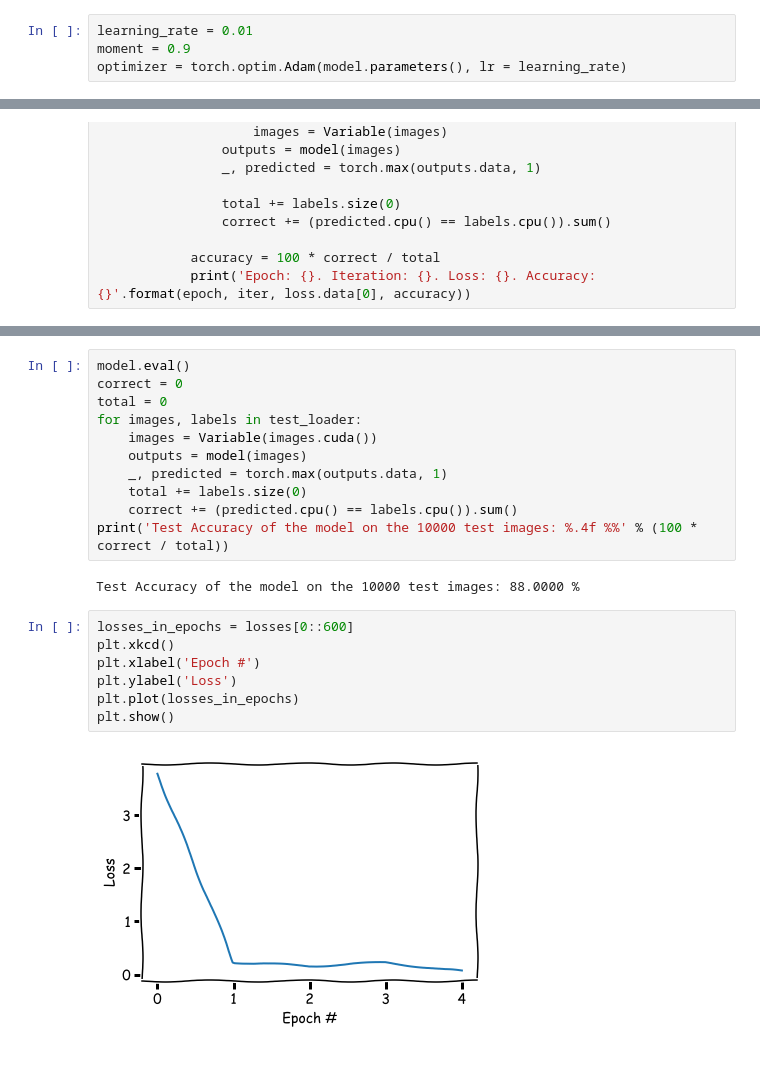
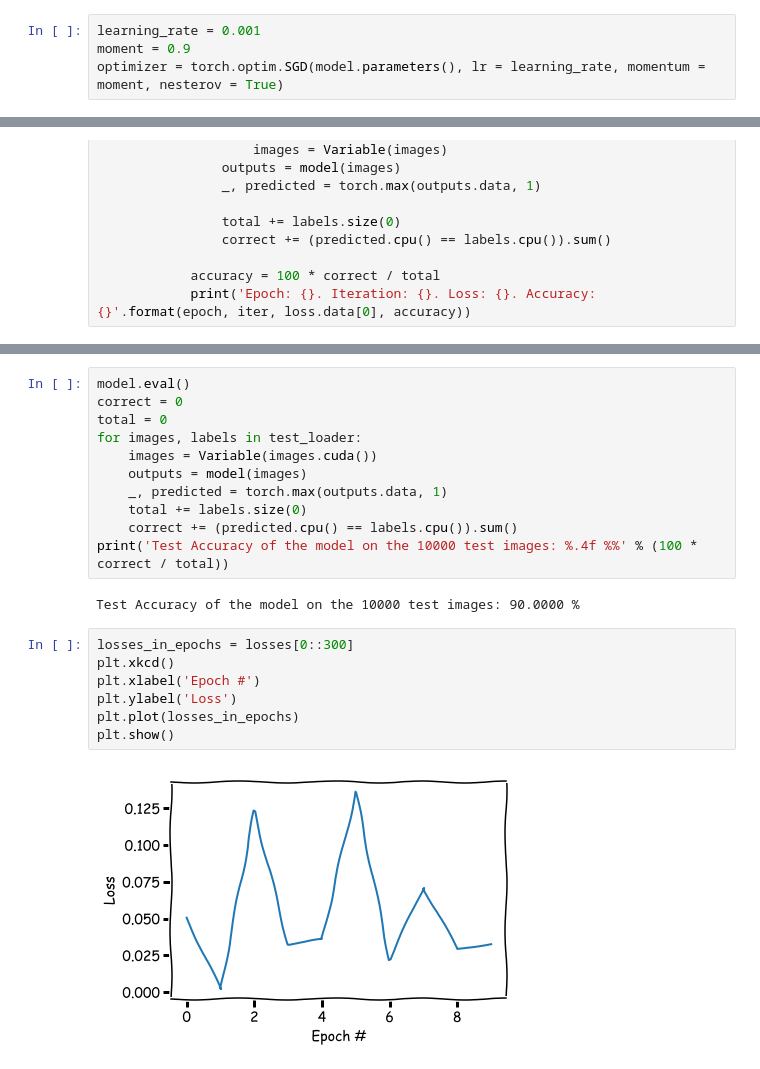
Before and after one commit to rajaswa/Traffic-sign-classifier, a Jupyter notebook: Traffic Sign Classifier Pytorch.ipynb, the cells around one changed output, grey strips where cells are left out. Saved outputs shown, nothing was run; the diff lists cells and outputs as text.

Commit message:
Achieved 90% accuracy with SGD + Nesterov

```diff
--- a/Traffic Sign Classifier Pytorch.ipynb
+++ b/Traffic Sign Classifier Pytorch.ipynb
@@ -208,9 +208,9 @@ if torch.cuda.is_available:
 # %%
 criterion = nn.CrossEntropyLoss()
 # %%
-learning_rate = 0.01
+learning_rate = 0.001
 moment = 0.9
-optimizer = torch.optim.Adam(model.parameters(), lr = learning_rate)
+optimizer = torch.optim.SGD(model.parameters(), lr = learning_rate, momentum = moment, nesterov = True)
 # %%
 #training method 1
 
@@ -308,13 +308,13 @@ for images, labels in test_loader:
     correct += (predicted.cpu() == labels.cpu()).sum()
 print('Test Accuracy of the model on the 10000 test images: %.4f %%' % (100 * correct / total))
 # %% [output]
-Test Accuracy of the model on the 10000 test images: 88.0000 %
+Test Accuracy of the model on the 10000 test images: 90.0000 %
 # %%
-losses_in_epochs = losses[0::600]
+losses_in_epochs = losses[0::300]
 plt.xkcd()
 plt.xlabel('Epoch #')
 plt.ylabel('Loss')
 plt.plot(losses_in_epochs)
 plt.show()
 # %% [output]
-[figure, old version]
+[figure, new version]
```
Also changed, not shown: parts of 1 cell of this notebook.
